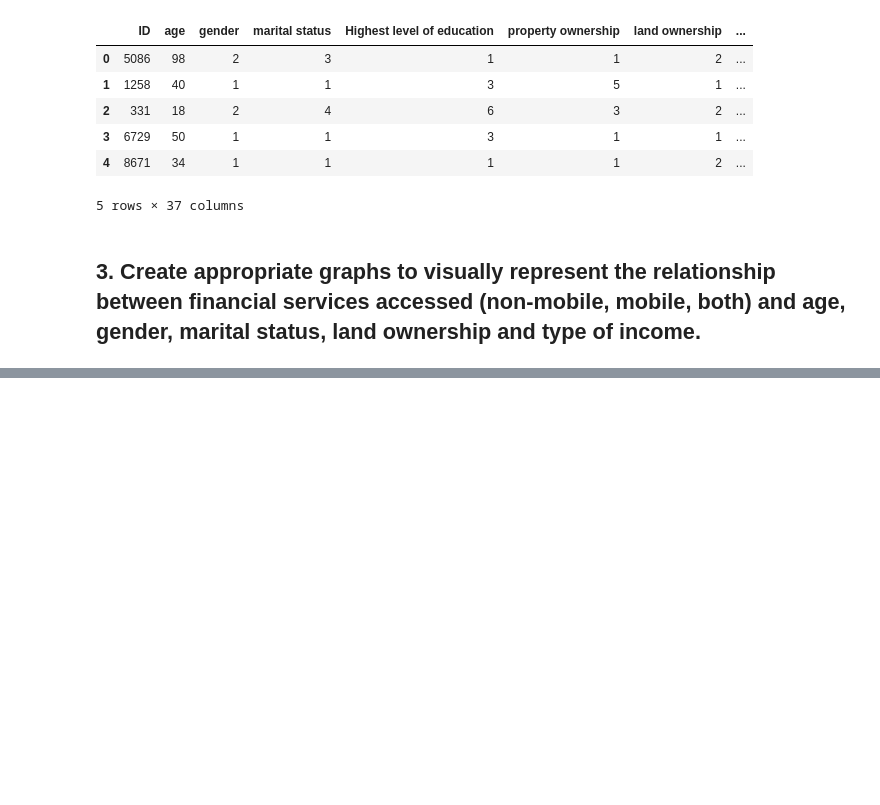
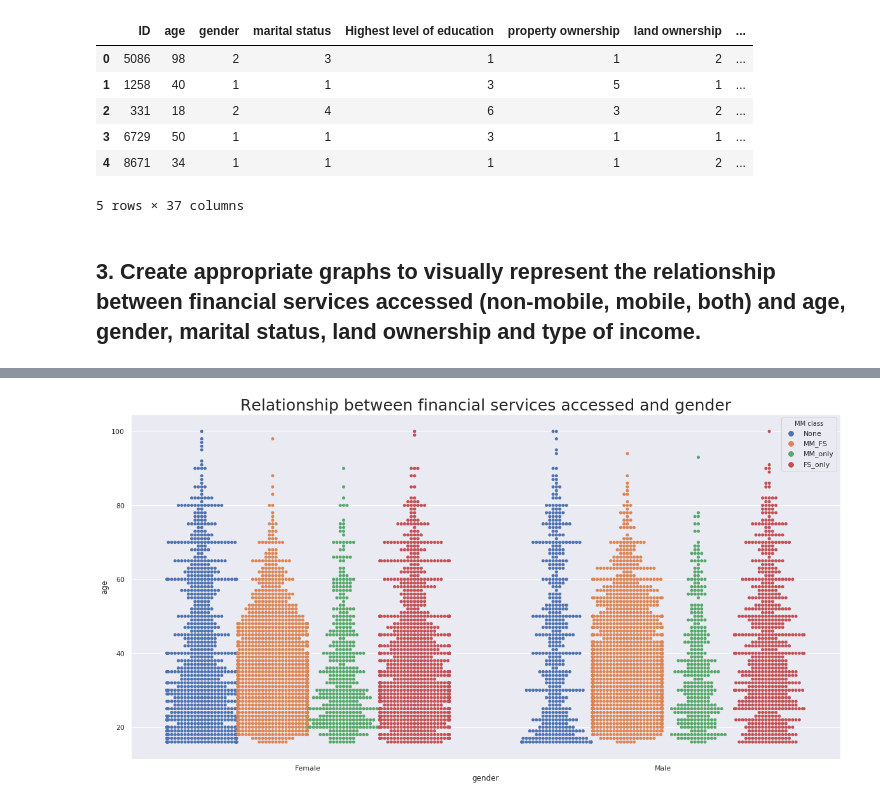
Before and after one commit to pulengmoru/data_visualization, a Jupyter notebook: mobile_money/mobile_money.ipynb, the cells around one changed output, grey strips where cells are left out. Saved outputs shown, nothing was run; the diff lists cells and outputs as text; code cells hidden in the pictures; blank space fills up the shorter version.

```diff
--- a/mobile_money/mobile_money.ipynb
+++ b/mobile_money/mobile_money.ipynb
@@ -123,2 +129,4 @@ print(e)
+# %%
+cash_outlet.gender.replace([1,2],['Male','Female'],inplace=True)
 # %%
 cash_outlet.groupby(by='gender').size()
@@ -125,2 +137,0 @@ cash_outlet.groupby(by='gender').size()
-# %%
-cash_outlet.gender= ['male' if each == 1 else 'female' for each in cash_outlet.gender]
@@ -131,2 +137,0 @@ cash_outlet.groupby(by='mobile_money_classification').size()
-# %%
-cash_outlet['mobile_money_classification'].replace([0,1,2,3],['None','FS_only','MM_only','MM_FS'],inplace=True)
@@ -135,9 +138,12 @@ cash_outlet.groupby(by='mobile_money_classification').size()
 # %%
-sns.countplot(x = 'mobile_money_classification', hue = 'gender',data = cash_outlet)
-plt.legend(loc = 'best')
-plt.title("Relationship between financial services accessed and gender", fontsize=15)
-plt.xticks(np.arange(4), ['None', 'FS_only', 'MM_only', 'MM_FS'])
+plt.figure(figsize=(20,10))
+sns.swarmplot(x='gender', y='age', data=cash_outlet, hue='mobile_money_classification', dodge=True)
+plt.legend(title='MM class', loc = 'best')
+plt.title("Relationship between financial services accessed and gender", fontsize=25)
+
 plt.show()
+# %% [output]
+[figure, added]
 # %%
 cash_outlet['marital status'].replace([1,2,3,4],['Married','Divorced','Widowed','Never married'],inplace=True)
 # %%
```
Also changed, not shown: parts of 33 cells of this notebook.
